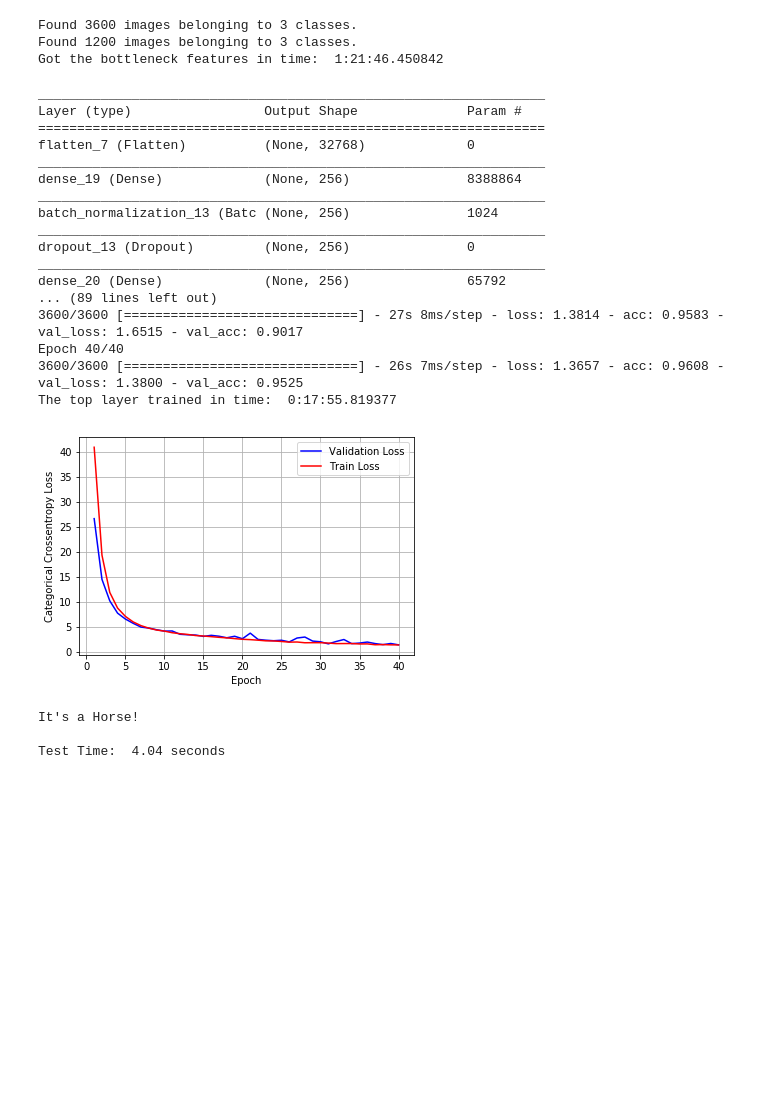
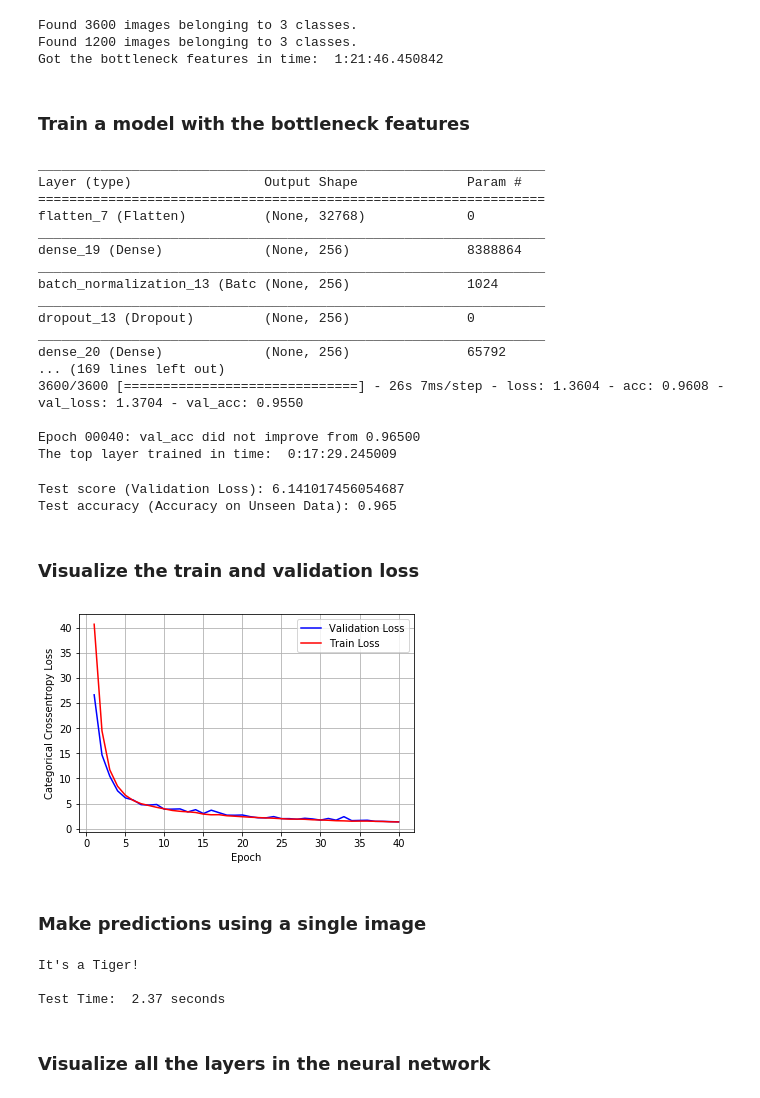
Before and after one commit to saugatapaul1010/Building-extremely-powerful-object-recognizers-using-very-little-data, a Jupyter notebook: Transfer Learning/03. Using Bottleneck features to train the model.ipynb, the cells around one changed output. Saved outputs shown, nothing was run; the diff lists cells and outputs as text; code cells hidden in the pictures; blank space fills up the shorter version.

Commit message:
96.5% Accuracy obtained. Visualisation left.

```diff
--- a/Transfer Learning/03. Using Bottleneck features to train the model.ipynb
+++ b/Transfer Learning/03. Using Bottleneck features to train the model.ipynb
@@ -62,6 +65,8 @@ nb_train_samples,nb_validation_samples,num_classes,generator_tr,generator_ts=sav
 Found 3600 images belonging to 3 classes.
 Found 1200 images belonging to 3 classes.
 Got the bottleneck features in time:  1:21:46.450842
+# %% [markdown]
+### Train a model with the bottleneck features
 # %%
 #After we get the bottleneck features, we will build the top fully connected layers on top of the bottlneck features. Let's build the top layers.
 def train_top_model():
@@ -95,11 +100,17 @@ def train_top_model():
     model.compile(loss='categorical_crossentropy',optimizer=optim,metrics=['accuracy'])
     model.summary()
 
+    #Save the weights for the best epoch accuracy
+    checkpointer = ModelCheckpoint(filepath="weights/bottleneck_feats_multi_weights.hdf5", monitor = 'val_acc',verbose=1, save_best_only=True)
+
     model.fit(x=train_data,
               y=train_labels,
               epochs=epochs,
-              validation_data=(validation_data, validation_labels))
-    model.save_weights('weights/bottleneck_feats_multi_weights.h5')
+              validation_data=(validation_data, validation_labels),
+              callbacks=[checkpointer])
+
+    #Refit our model with the best weights saved before
+    model.load_weights('weights/bottleneck_feats_multi_weights.hdf5')
     model.save('weights/bottleneck_feats_multi_model.h5')
     print("The top layer trained in time: ",dt.now()-global_start)
 
@@ -119,42 +130,55 @@ _________________________________________________________________
 dropout_13 (Dropout)         (None, 256)               0
 _________________________________________________________________
 dense_20 (Dense)             (None, 256)               65792
-... (89 lines left out)
-3600/3600 [==============================] - 27s 8ms/step - loss: 1.3814 - acc: 0.9583 - val_loss: 1.6515 - val_acc: 0.9017
-Epoch 40/40
-3600/3600 [==============================] - 26s 7ms/step - loss: 1.3657 - acc: 0.9608 - val_loss: 1.3800 - val_acc: 0.9525
-The top layer trained in time:  0:17:55.819377
+... (169 lines left out)
+3600/3600 [==============================] - 26s 7ms/step - loss: 1.3604 - acc: 0.9608 - val_loss: 1.3704 - val_acc: 0.9550
+
+Epoch 00040: val_acc did not improve from 0.96500
+The top layer trained in time:  0:17:29.245009
+# %%
+train_data = np.load('weights/bottleneck_features_train.npy')
+validation_data = np.load('weights/bottleneck_features_validation.npy')
+
+train_labels = to_categorical(generator_tr.classes, num_classes=num_classes)
+validation_labels = to_categorical(generator_ts.classes, num_classes=num_classes)
+
+#Plot the train and test loss vs number of epochs
+score = model.evaluate(validation_data, validation_labels, verbose=0)
+print('Test score (Validation Loss):', score[0])
+print('Test accuracy (Accuracy on Unseen Data):', score[1])
+# %% [output]
+Test score (Validation Loss): 6.141017456054687
+Test accuracy (Accuracy on Unseen Data): 0.965
+# %% [markdown]
+### Visualize the train and validation loss
 # %%
 #This function is used to plot/update the train and test loss after each epoch.
 import matplotlib.pyplot as plt
 def plt_dynamic_loss(x, vy, ty, ax, colors=['b']):
     ax.plot(x, vy, 'b', label="Validation Loss")
     ax.plot(x, ty, 'r', label="Train Loss")
     plt.legend()
     plt.grid()
     fig.canvas.draw()
 
 #Get model history
 history=model.history
 
-'''#Plot the train and test loss vs number of epochs
-score = model.evaluate(X_test, y_test, verbose=0)
-print('Test score (Validation Loss):', score[0])
-print('Test accuracy (Accuracy on Unseen Data):', score[1])'''
-
 #Plot train vs test loss
 fig,ax = plt.subplots(1,1)
 ax.set_xlabel('Epoch') ; ax.set_ylabel('Categorical Crossentropy Loss')
 
 #List of epoch numbers
 x = list(range(1,epochs+1))
 
 #Display the loss
 val_loss = history.history['val_loss'] #Validation Loss
 loss = history.history['loss'] #Training Loss
 plt_dynamic_loss(x, val_loss, loss, ax)
 # %% [output]
-[figure, old version]
+[figure, new version]
+# %% [markdown]
+### Make predictions using a single image
 # %%
 import os
 import numpy as np
@@ -206,8 +230,10 @@ def predict_image(file):
     #Calculate execution time
     print("\nTest Time: ",np.round(time.time()-start,2),"seconds")
 
-predict_image("test/006.jpg")
+predict_image("test/tiger.jpg")
 # %% [output]
-It's a Horse!
+It's a Tiger!
 
-Test Time:  4.04 seconds
+Test Time:  2.37 seconds
+# %% [markdown]
+### Visualize all the layers in the neural network
```
Also changed, not shown: parts of 9 cells of this notebook.
